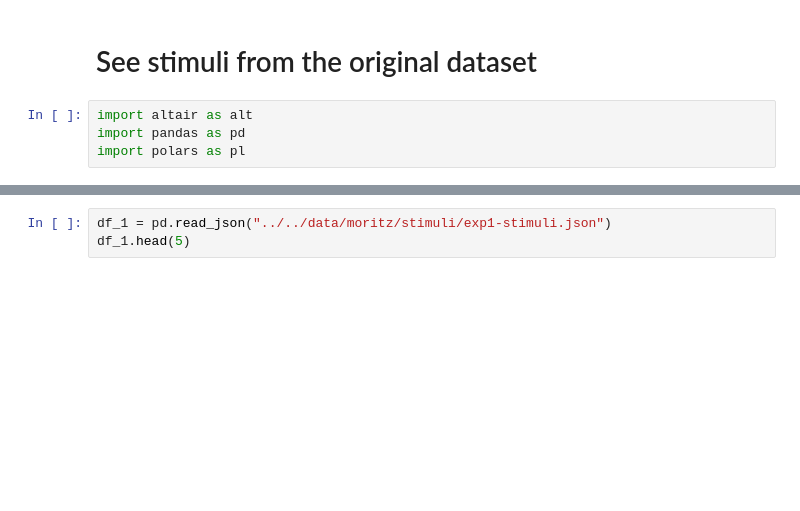
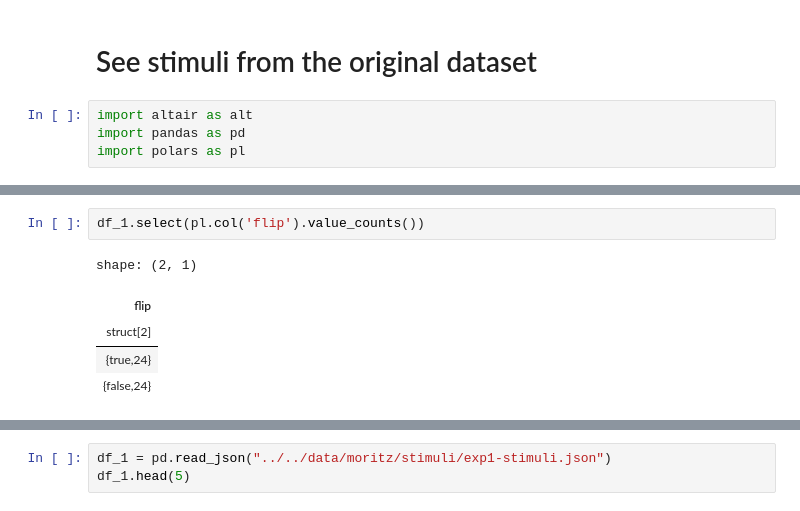
Before and after one commit to mika-long/vis-decode-analysis, a Jupyter notebook: analysis/moritz/Stimuli.ipynb, the cells around one changed output, grey strips where cells are left out. Saved outputs shown, nothing was run; the diff lists cells and outputs as text; blank space fills up the shorter version.

```diff
--- a/analysis/moritz/Stimuli.ipynb
+++ b/analysis/moritz/Stimuli.ipynb
@@ -33,0 +55,8 @@ shape: (1, 1)
+# %%
+df_1.select(pl.col('flip').value_counts())
+# %% [output]
+shape: (2, 1)
+| flip |
+| struct[2] |
+| {true,24} |
+| {false,24} |
```
Also changed, not shown: parts of 9 cells of this notebook, 1 other file.
